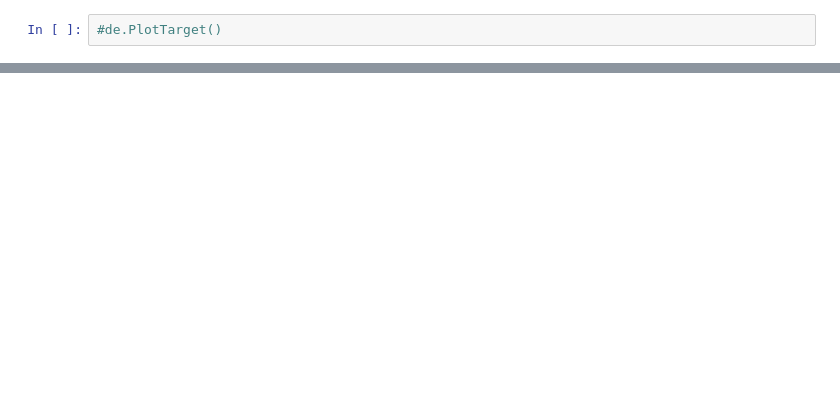
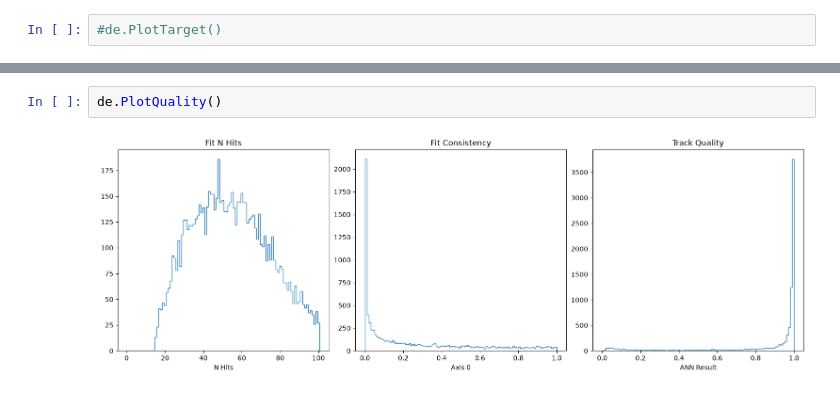
Before and after one commit to LBLmu2e/TrkAna, a Jupyter notebook: DeRes.ipynb, the cells around one changed output, grey strips where cells are left out. Saved outputs shown, nothing was run; the diff lists cells and outputs as text; blank space fills up the shorter version.

```diff
--- a/DeRes.ipynb
+++ b/DeRes.ipynb
@@ -67,0 +48,4 @@ de.PlotMaterial()
+# %%
+de.PlotQuality()
+# %% [output]
+[figure, added]
```
Also changed, not shown: parts of 13 cells of this notebook, 1 other file.
